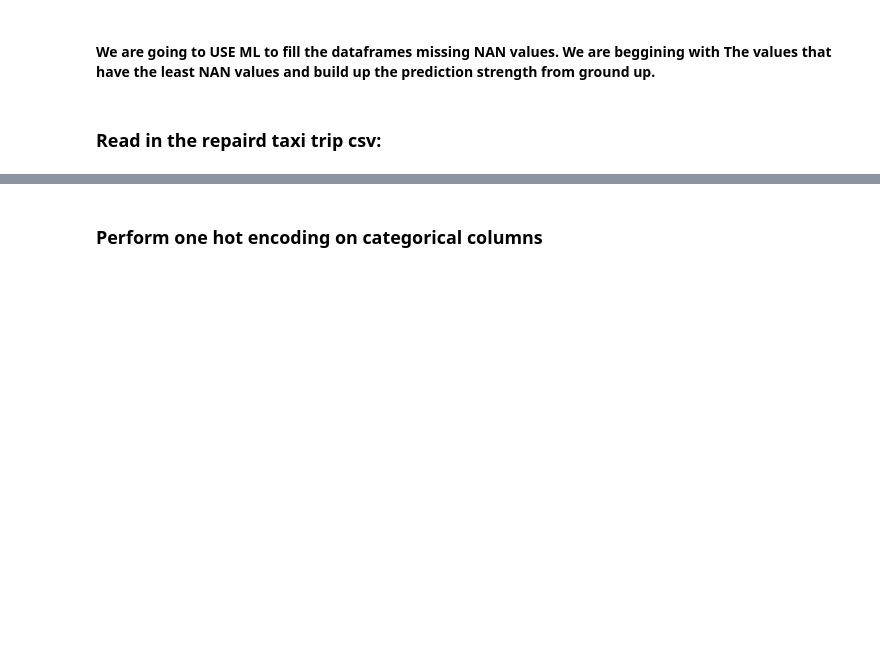
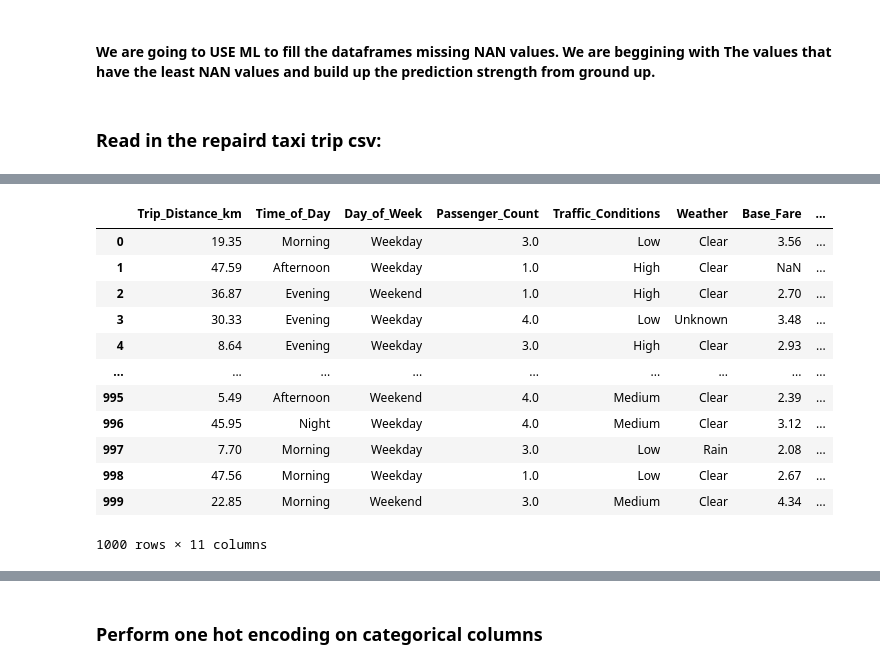
Before and after one commit to vegetablecloud/taxi-prediction-fullstack-ludvig-opa24, a Jupyter notebook: src/taxipred/backend/notebooks/taxi_nan_ml_refill.ipynb, the cells around one changed output, grey strips where cells are left out. Cells and saved outputs as stored; diff of their text form; code cells hidden in the pictures; blank space fills up the shorter version.

```diff
--- a/src/taxipred/backend/notebooks/taxi_nan_ml_refill.ipynb
+++ b/src/taxipred/backend/notebooks/taxi_nan_ml_refill.ipynb
@@ -11,0 +27,19 @@ df = pd.read_csv("../../data/taxi_trip_pricing_numeric_repaired.csv")
+# %%
+cat_cols = ["Time_of_Day","Day_of_Week","Traffic_Conditions","Weather"]
+df[cat_cols] = df[cat_cols].fillna("Unknown")
+# %%
+df
+# %% [output]
+|  | Trip_Distance_km | Time_of_Day | Day_of_Week | Passenger_Count | Traffic_Conditions | Weather | Base_Fare | ... |
+| 0 | 19.35 | Morning | Weekday | 3.0 | Low | Clear | 3.56 | ... |
+| 1 | 47.59 | Afternoon | Weekday | 1.0 | High | Clear | NaN | ... |
+| 2 | 36.87 | Evening | Weekend | 1.0 | High | Clear | 2.70 | ... |
+| 3 | 30.33 | Evening | Weekday | 4.0 | Low | Unknown | 3.48 | ... |
+| 4 | 8.64 | Evening | Weekday | 3.0 | High | Clear | 2.93 | ... |
+| ... | ... | ... | ... | ... | ... | ... | ... | ... |
+| 995 | 5.49 | Afternoon | Weekend | 4.0 | Medium | Clear | 2.39 | ... |
+| 996 | 45.95 | Night | Weekday | 4.0 | Medium | Clear | 3.12 | ... |
+| 997 | 7.70 | Morning | Weekday | 3.0 | Low | Rain | 2.08 | ... |
+| 998 | 47.56 | Morning | Weekday | 1.0 | Low | Clear | 2.67 | ... |
+| 999 | 22.85 | Morning | Weekend | 3.0 | Medium | Clear | 4.34 | ... |
+1000 rows × 11 columns
```
Also changed, not shown: parts of 11 cells of this notebook, 4 other files.
